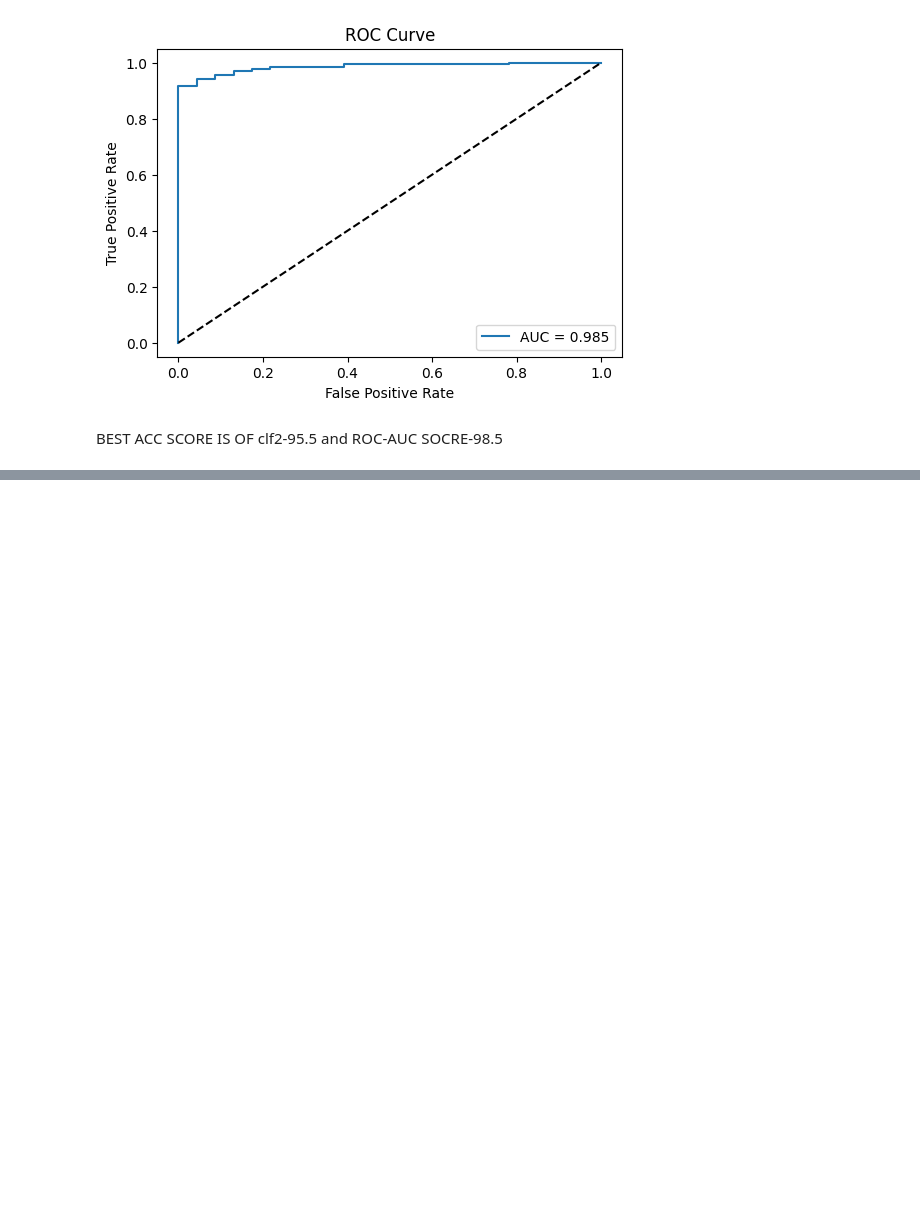
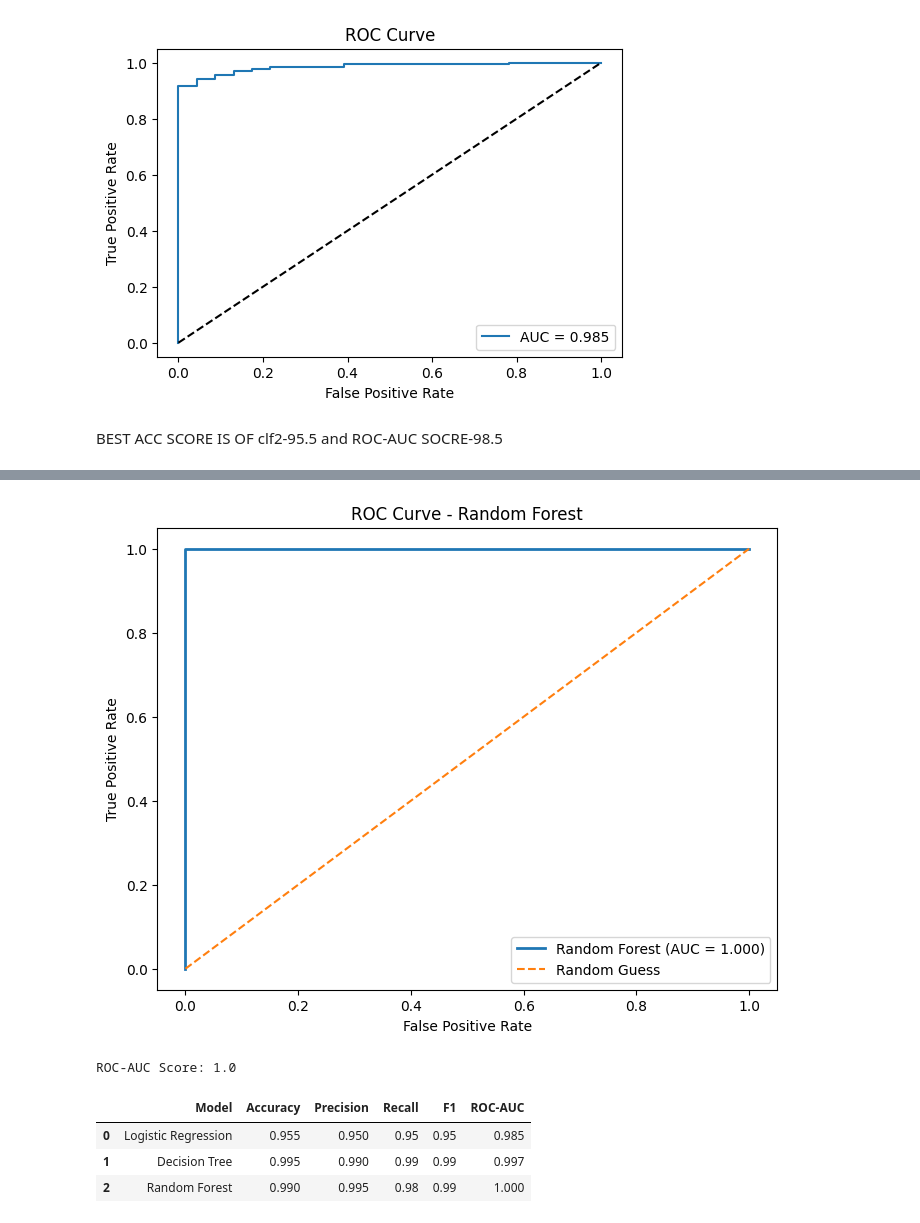
Before and after one commit to priyansh-commits/practice, a Jupyter notebook: customer_churn.ipynb, the cells around one changed output, grey strips where cells are left out. Drawn from its saved outputs; the diff is of its cells as text; code cells hidden in the pictures; blank space fills up the shorter version.

```diff
--- a/customer_churn.ipynb
+++ b/customer_churn.ipynb
@@ -321,0 +472,79 @@ and ROC-AUC SOCRE-98.5
+# %%
+from sklearn.metrics import roc_curve
+rf_prob = rf.predict_proba(X_test)[:,1]
+
+rf_auc = roc_auc_score(y_test, rf_prob)
+
+# ROC Curve points
+fpr, tpr, thresholds = roc_curve(y_test, rf_prob)
+
+# Plot ROC Curve
+plt.figure(figsize=(8,6))
+
+plt.plot(
+    fpr,
+    tpr,
+    linewidth=2,
+    label=f'Random Forest (AUC = {rf_auc:.3f})'
+)
+
+# Random classifier line
+plt.plot(
+    [0,1],
+    [0,1],
+    linestyle='--',
+    label='Random Guess'
+)
+
+plt.xlabel('False Positive Rate')
+plt.ylabel('True Positive Rate')
+plt.title('ROC Curve - Random Forest')
+plt.legend(loc='lower right')
+
+plt.show()
+
+print("ROC-AUC Score:", rf_auc)
+# %% [output]
+[figure, added]
+ROC-AUC Score: 1.0
+# %%
+results = {
+    'Model': [
+        'Logistic Regression',
+        'Decision Tree',
+        'Random Forest'
+    ],
+    'Accuracy': [
+        0.955,
+        0.995,
+        0.990
+    ],
+    'Precision': [
+        0.95,
+        0.99,
+        0.995
+    ],
+    'Recall': [
+        0.95,
+        0.99,
+        0.98
+    ],
+    'F1': [
+        0.95,
+        0.99,
+        0.99
+    ],
+    'ROC-AUC': [
+        0.985,
+        0.997,
+        1.000
+    ]
+}
+
+results_df = pd.DataFrame(results)
+results_df
+# %% [output]
+|  | Model | Accuracy | Precision | Recall | F1 | ROC-AUC |
+| 0 | Logistic Regression | 0.955 | 0.950 | 0.95 | 0.95 | 0.985 |
+| 1 | Decision Tree | 0.995 | 0.990 | 0.99 | 0.99 | 0.997 |
+| 2 | Random Forest | 0.990 | 0.995 | 0.98 | 0.99 | 1.000 |
```
Also changed, not shown: parts of 16 cells of this notebook.
